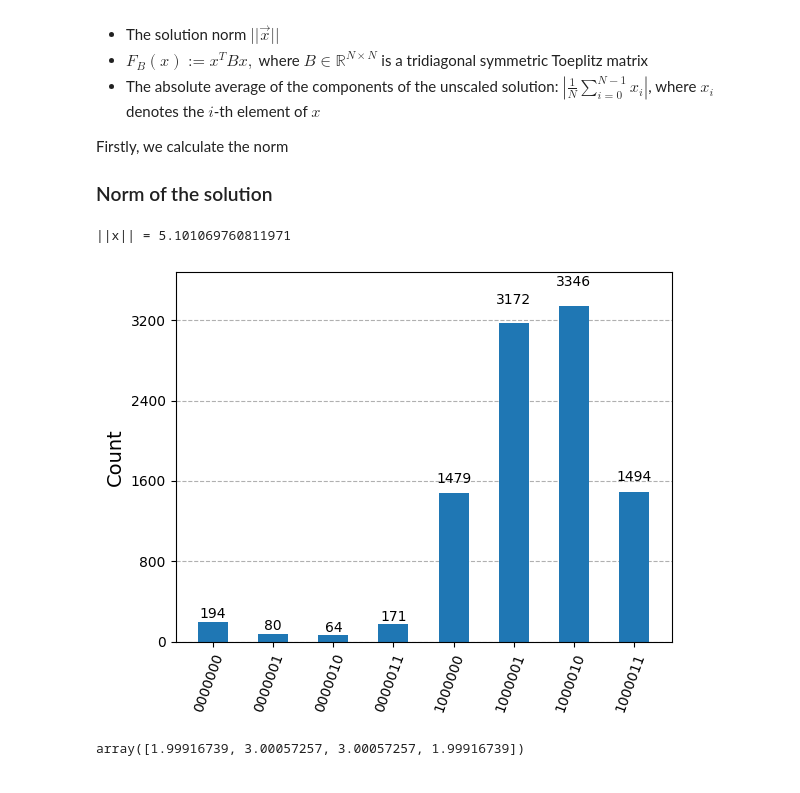
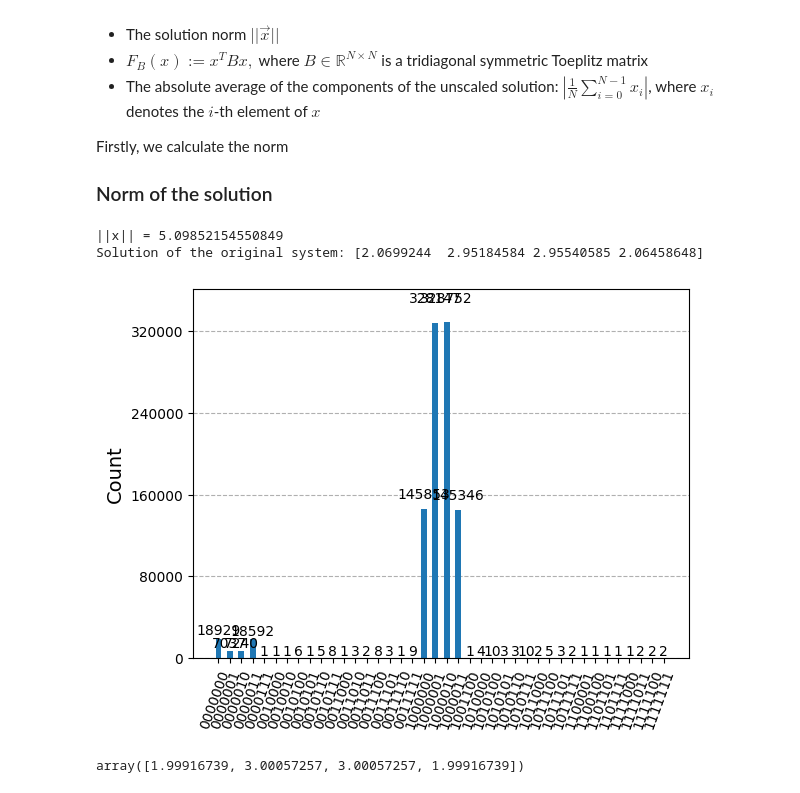
Before and after one commit to Nicofero/CITMAGA, a Jupyter notebook: Pruebas_Qiskit.ipynb, the cells around one changed output. Drawn from its saved outputs; the diff is of its cells as text; code cells hidden in the pictures.

```diff
--- a/Pruebas_Qiskit.ipynb
+++ b/Pruebas_Qiskit.ipynb
@@ -54,7 +49,7 @@ hhl.draw('mpl')
 # %%
 vector = np.array([1]*4)
 matrix = tridiag_matrix(2,-1,4)
-hhl,scaling = build_circuit(matrix,vector,flag=True)
+hhl,scaling = build_circuit(matrix,vector,flag=True,tolerance=1e-4)
 hhl.decompose(reps=0).draw('mpl')
 # %% [output]
 [figure]
@@ -163,40 +124,20 @@ In this section we will implement all the observables given by [2], these are:
 Firstly, we calculate the norm
 
 ### Norm of the solution
-# %%
-def norm_from_counts(counts,scaling,vector):
-    filtered_counts = {k: v for k, v in counts.items() if k[0] == '1'}
-    total_filtered_counts = sum(filtered_counts.values())
-    norm_b = np.linalg.norm(vector)
-
-    P1 = total_filtered_counts/shots
-    norm_x = np.sqrt(P1)*norm_b/(scaling)
-    return norm_x
 # %%
 from qiskit_aer.primitives import SamplerV2
-
-sim = AerSimulator()
-hhl_meas = hhl
-hhl.remove_final_measurements()
-hhl_meas.measure_all()
-
-hhl_meas = transpile(hhl,sim)
-
-sampler = SamplerV2()
-shots = 10000
-
-job = sampler.run([hhl_meas],shots=shots)
-job_result = job.result()
-counts=job_result[0].data.meas.get_counts()
+shots = 1000000
+counts = get_counts(hhl,shots=shots)
 
 norm_x = norm_from_counts(counts,scaling,vector)
 
-print(f'||x|| = {norm_x}')
+print(f'||x|| = {norm_x}\nSolution of the original system: {np.sqrt(prob_from_counts_hhl(counts,shots,2))*norm_x}')
 
 plot_histogram(counts)
 # %% [output]
-||x|| = 5.101069760811971
+||x|| = 5.09852154550849
+Solution of the original system: [2.0699244  2.95184584 2.95540585 2.06458648]
-[figure, old version]
+[figure, new version]
 # %%
 solution(hhl,scaling=scaling,vector=vector,norm=False)
 # %% [output]
```
Also changed, not shown: parts of 5 cells of this notebook, 1 other file.
